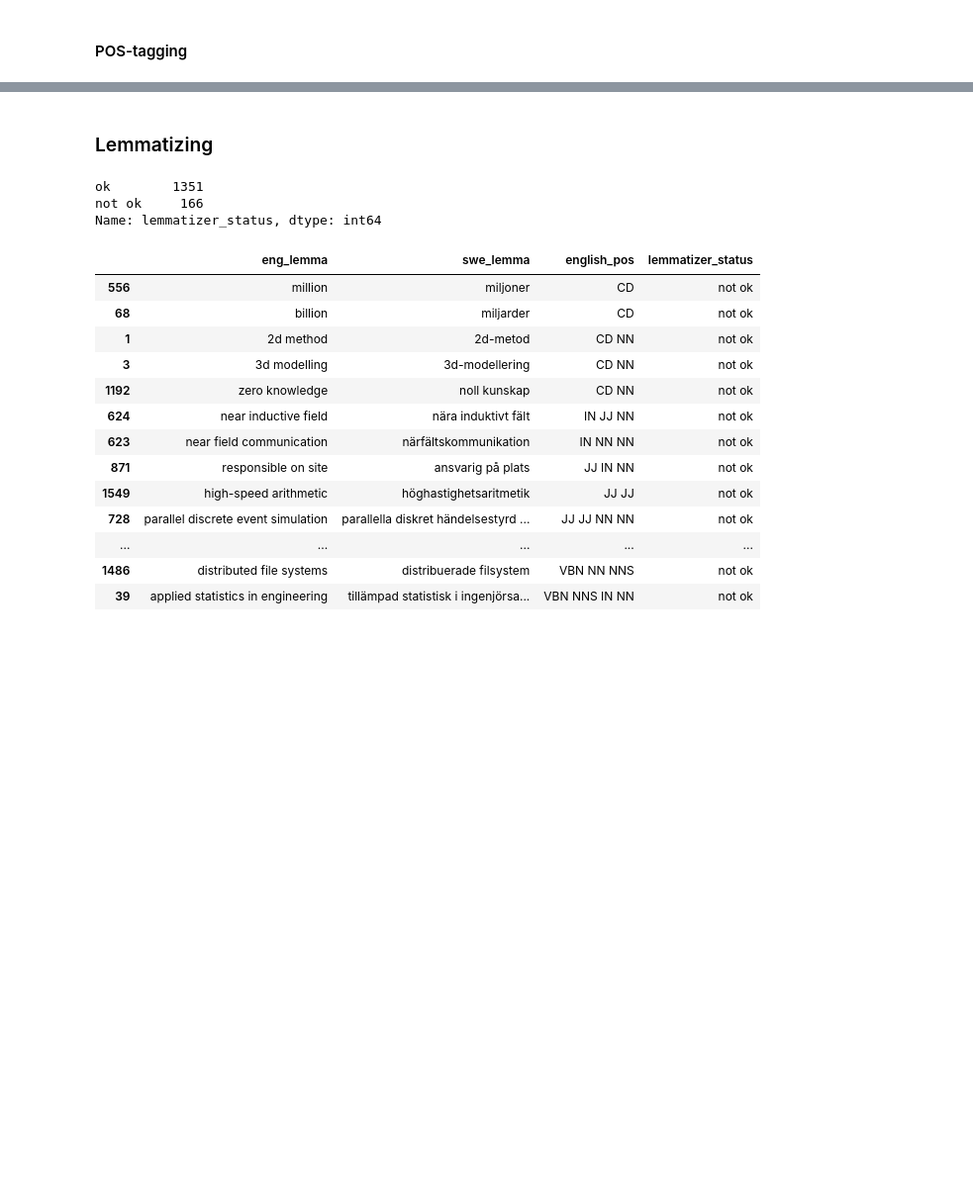
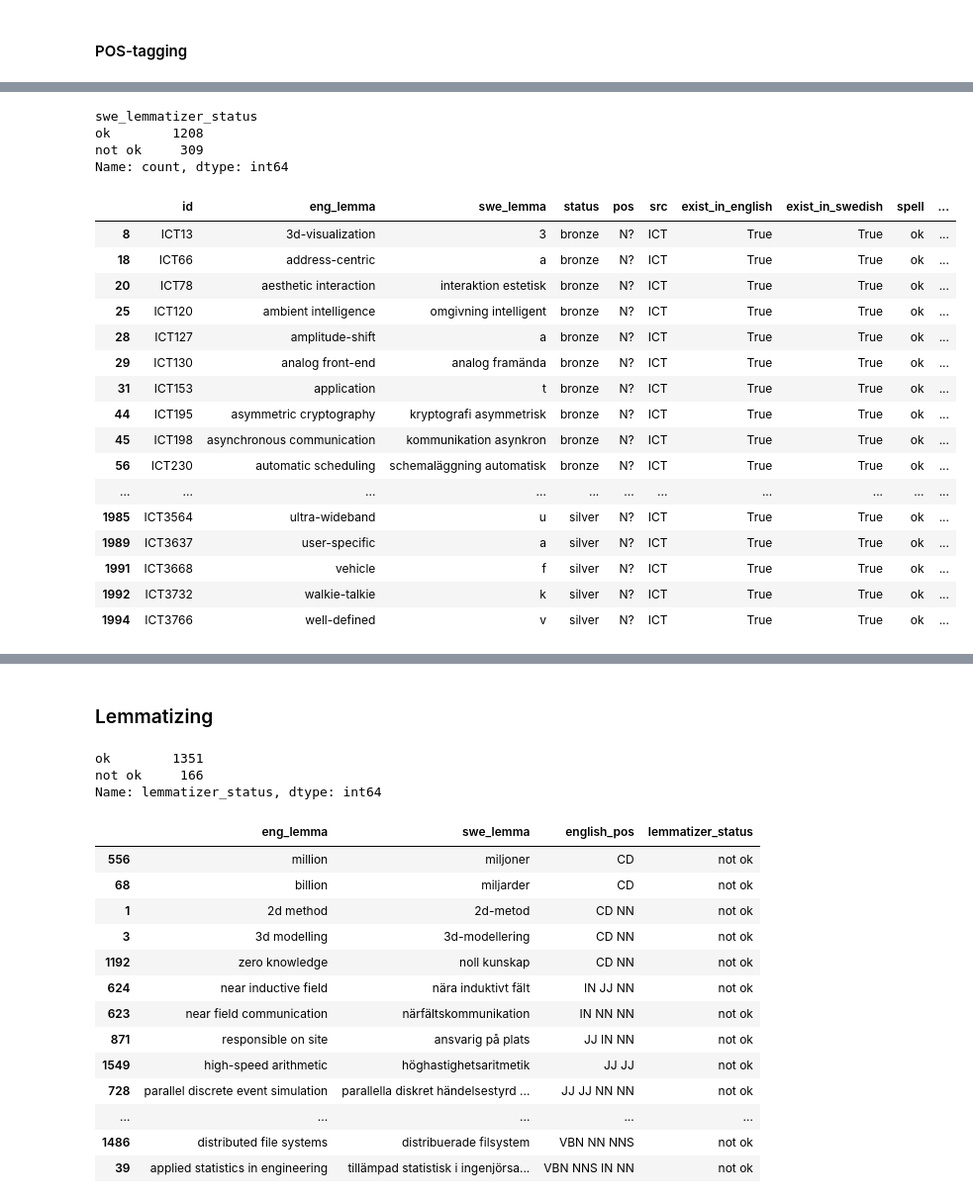
Before and after one commit to chickenThug/STUNDA, a Jupyter notebook: src/scripts/automatic_silver_to_gold.ipynb, the cells around one changed output, grey strips where cells are left out. Shown at 99% size. Drawn from its saved outputs; the diff is of its cells as text; code cells hidden in the pictures; blank space fills up the shorter version.

Commit message:
adjective noun lemmatizting

```diff
--- a/src/scripts/automatic_silver_to_gold.ipynb
+++ b/src/scripts/automatic_silver_to_gold.ipynb
@@ -127,3 +197,32 @@ df_exist[df_exist["swedish_pos"] == "jj.pos.utr/neu.plu.ind/def.nom nn.utr.plu.i
+# %%
+df_exist["swe_lemma"], df_exist["swe_lemmatizer_status"] = zip(*df_exist.apply(lambda x: advanced_lemmatizer(x["swe_lemma"], x["simple_pos"], x["swedish_pos"]), axis=1))
+
+df_exist["swe_lemmatizer_status"].value_counts()
+# %% [output]
+swe_lemmatizer_status
+ok        1208
+not ok     309
+Name: count, dtype: int64
+# %%
+df_exist[df_exist["simple_pos"] == df_exist["english_pos"]]
+# %% [output]
+|  | id | eng_lemma | swe_lemma | status | pos | src | exist_in_english | exist_in_swedish | spell | ... |
+| 8 | ICT13 | 3d-visualization | 3 | bronze | N? | ICT | True | True | ok | ... |
+| 18 | ICT66 | address-centric | a | bronze | N? | ICT | True | True | ok | ... |
+| 20 | ICT78 | aesthetic interaction | interaktion estetisk | bronze | N? | ICT | True | True | ok | ... |
+| 25 | ICT120 | ambient intelligence | omgivning intelligent | bronze | N? | ICT | True | True | ok | ... |
+| 28 | ICT127 | amplitude-shift | a | bronze | N? | ICT | True | True | ok | ... |
+| 29 | ICT130 | analog front-end | analog framända | bronze | N? | ICT | True | True | ok | ... |
+| 31 | ICT153 | application | t | bronze | N? | ICT | True | True | ok | ... |
+| 44 | ICT195 | asymmetric cryptography | kryptografi asymmetrisk | bronze | N? | ICT | True | True | ok | ... |
+| 45 | ICT198 | asynchronous communication | kommunikation asynkron | bronze | N? | ICT | True | True | ok | ... |
+| 56 | ICT230 | automatic scheduling | schemaläggning automatisk | bronze | N? | ICT | True | True | ok | ... |
+| ... | ... | ... | ... | ... | ... | ... | ... | ... | ... | ... |
+| 1985 | ICT3564 | ultra-wideband | u | silver | N? | ICT | True | True | ok | ... |
+| 1989 | ICT3637 | user-specific | a | silver | N? | ICT | True | True | ok | ... |
+| 1991 | ICT3668 | vehicle | f | silver | N? | ICT | True | True | ok | ... |
+| 1992 | ICT3732 | walkie-talkie | k | silver | N? | ICT | True | True | ok | ... |
+| 1994 | ICT3766 | well-defined | v | silver | N? | ICT | True | True | ok | ... |
 # %%
 df_exist["english_pos"] = df_exist["eng_lemma"].apply(english_pos)
 pd.set_option("display.max_rows", None)
```
Also changed, not shown: parts of 8 cells of this notebook.
